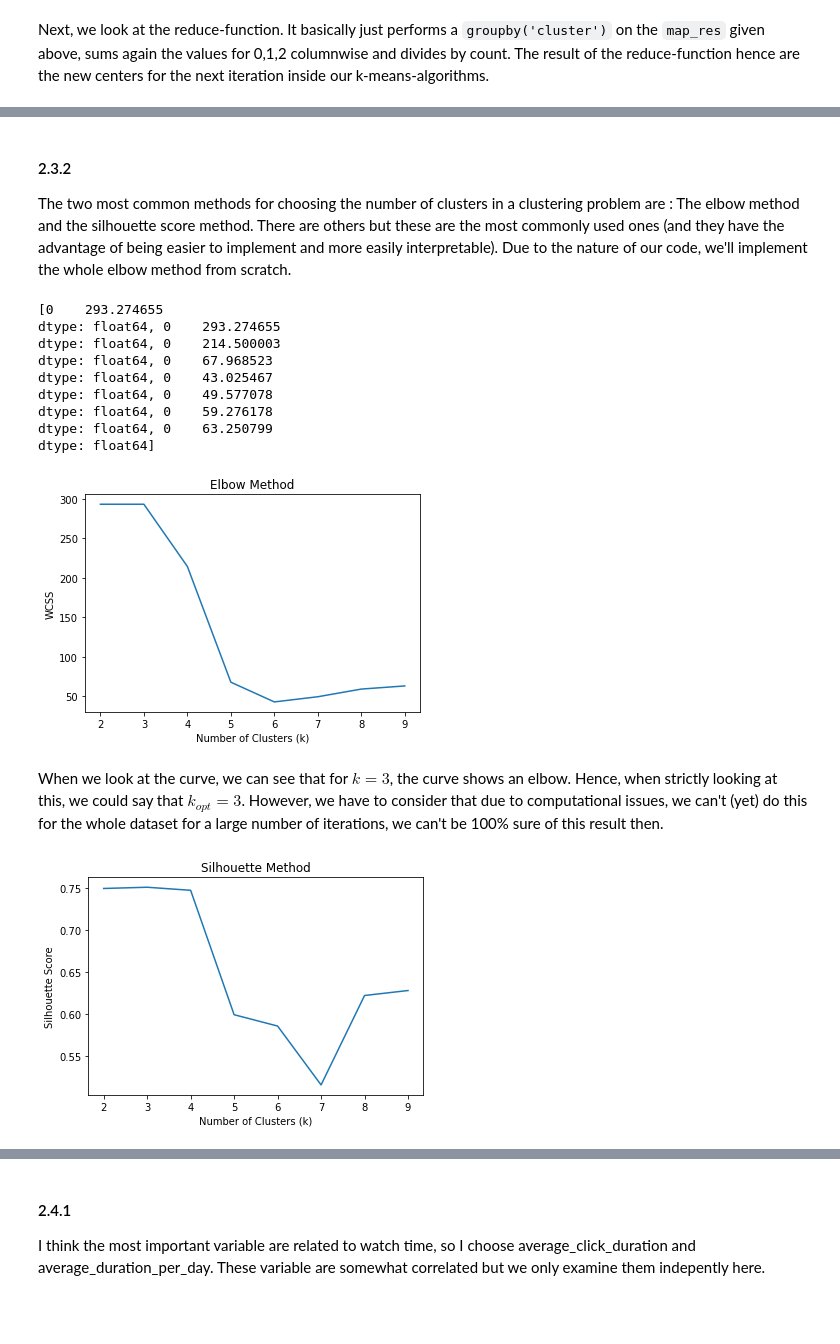
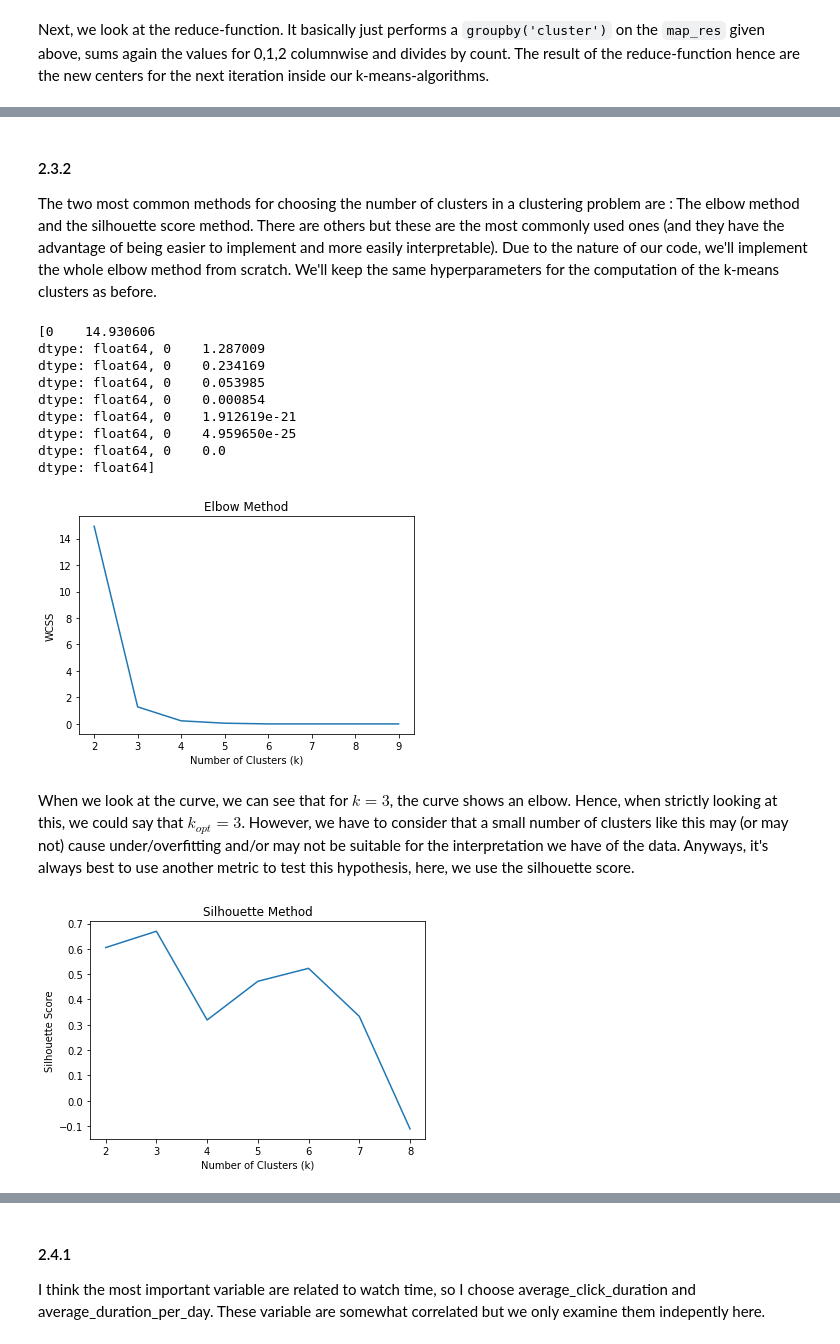
Before and after one commit to saifali03/recommendation-systems-and-clustering-everywhere, a Jupyter notebook: main.ipynb, the cells around one changed output, grey strips where cells are left out. Drawn from its saved outputs; the diff is of its cells as text; code cells hidden in the pictures; blank space fills up the shorter version.

```diff
--- a/main.ipynb
+++ b/main.ipynb
@@ -930,52 +929,56 @@ from sklearn.metrics import silhouette_score
 # %% [markdown]
 #### 2.3.2
 
-The two most common methods for choosing the number of clusters in a clustering problem are : The elbow method and the silhouette score method. There are others but these are the most commonly used ones (and they have the advantage of being easier to implement and more easily interpretable). Due to the nature of our code, we'll implement the whole elbow method from scratch.
+The two most common methods for choosing the number of clusters in a clustering problem are : The elbow method and the silhouette score method. There are others but these are the most commonly used ones (and they have the advantage of being easier to implement and more easily interpretable). Due to the nature of our code, we'll implement the whole elbow method from scratch. We'll keep the same hyperparameters for the computation of the k-means clusters as before.
 # %%
-def elbow_method(k_range, n_iter):
+def elbow_method(k_range, n_iter, path):
     """
     This takes the range of cluster values we want to experiment with and plot
     the WCSS (total sum of squares for points relative to their center in each cluster)
     The elbow method consists of choosing the number of cluster where the curve
     shows an "elbow".
     """
     wcss_values = []
+
     # We unpack the value of the interval we chose ((2,10) for our example) for our loop
     for n_clusters in range(*k_range):
-        data_clustered_standard_elb = functions.our_k_means_standard(n_clusters, data, ['0', '1', '2'], max_iterations=n_iter)
+        data_clustered_standard_elb = functions.our_k_means_adv(n_clusters, path, ['0', '1', '2'], nrows=nrows, chunksize=chunksize, upper_bound_for_iterations=n_iter)
         wcss = functions.compute_wcss(n_clusters, data_clustered_standard_elb, ['0', '1', '2'])
         wcss_values.append(wcss)
 
     print(wcss_values)
     plt.plot(range(*k_range), wcss_values)
     plt.title('Elbow Method')
     plt.xlabel('Number of Clusters (k)')
     plt.ylabel('WCSS')
     plt.show()
 
-elbow_method((2,10), 7)
+elbow_method((2,10), 50, data_path)
 # %% [output]
-[0    293.274655
-dtype: float64, 0    293.274655
-dtype: float64, 0    214.500003
-dtype: float64, 0    67.968523
-dtype: float64, 0    43.025467
-dtype: float64, 0    49.577078
-dtype: float64, 0    59.276178
-dtype: float64, 0    63.250799
+[0    14.930606
+dtype: float64, 0    1.287009
+dtype: float64, 0    0.234169
+dtype: float64, 0    0.053985
+dtype: float64, 0    0.000854
+dtype: float64, 0    1.912619e-21
+dtype: float64, 0    4.959650e-25
+dtype: float64, 0    0.0
 dtype: float64]
-[figure, old version]
+[figure, new version]
 # %% [markdown]
-When we look at the curve, we can see that for $k = 3$, the curve shows an elbow. Hence, when strictly looking at this, we could say that $k_{opt} = 3$. However, we have to consider that due to computational issues, we can't (yet) do this for the whole dataset for a large number of iterations, we can't be 100% sure of this result then.
+When we look at the curve, we can see that for $k = 3$, the curve shows an elbow. Hence, when strictly looking at this, we could say that $k_{opt} = 3$. However, we have to consider that a small number of clusters like this may (or may not) cause under/overfitting and/or may not be suitable for the interpretation we have of the data.
+Anyways, it's always best to use another metric to test this hypothesis, here, we use the silhouette score.
 # %%
-def silhouette_method(data, essential_cols, k_range, n_iter):
+def silhouette_method(path, essential_cols, k_range, n_iter):
     """
     This function computes the silhouette score for the k-means++ implementation for every value of k we
     choose in an interval, this then plots out the curve of each silhouette score.
     """
     silhouette_avg_scores = []
+    data = functions.get_data_from_2_2(nrows)
+
     for n_clusters in range(*k_range):
-        data_clustered_standard_sil = functions.our_k_means_adv(n_clusters, data, ['0', '1', '2'], max_iterations=n_iter)
+        data_clustered_standard_sil = functions.our_k_means_adv(n_clusters, path, ['0', '1', '2'], nrows=nrows, chunksize=chunksize, upper_bound_for_iterations=n_iter)
         score = silhouette_score(data[essential_cols], data_clustered_standard_sil['cluster'])
         silhouette_avg_scores.append(score)
 
@@ -985,8 +988,8 @@ def silhouette_method(data, essential_cols, k_range, n_iter):
     plt.ylabel('Silhouette Score')
     plt.show()
 
-silhouette_method(data, ['0', '1', '2'], (2,10), 10)
+silhouette_method(data_path, ['0', '1', '2'], (2,9), 50)
 # %% [output]
-[figure, old version]
+[figure, new version]
 # %% [markdown]
 Using this method, we could say that 3 seems to be an optimal number of clusters, however, we can see that 5 has also a good average silhouette score and that it presented a slight elbow using the elbow method. As 3 is quite low and may not be suitable for a complex problem like this, one should also consider using larger values.
```
Also changed, not shown: parts of 18 cells of this notebook, 2 other files.
